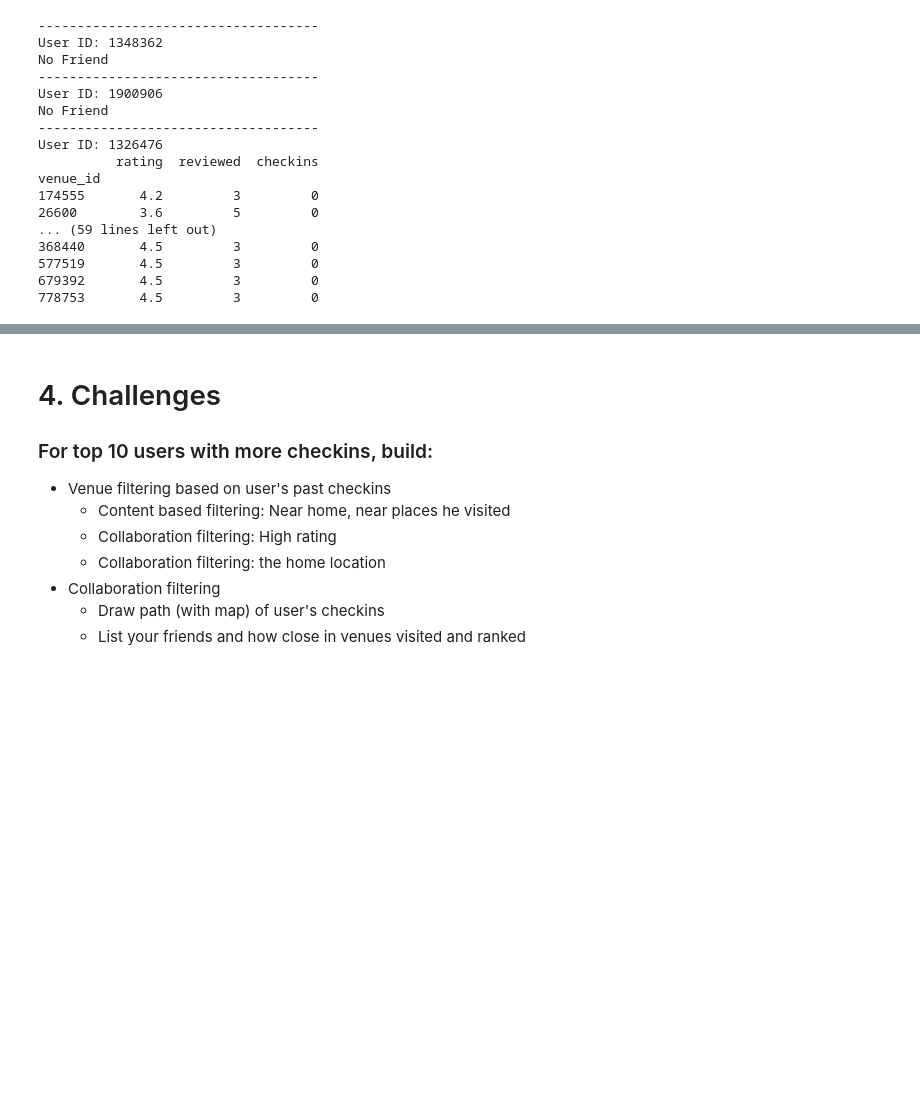
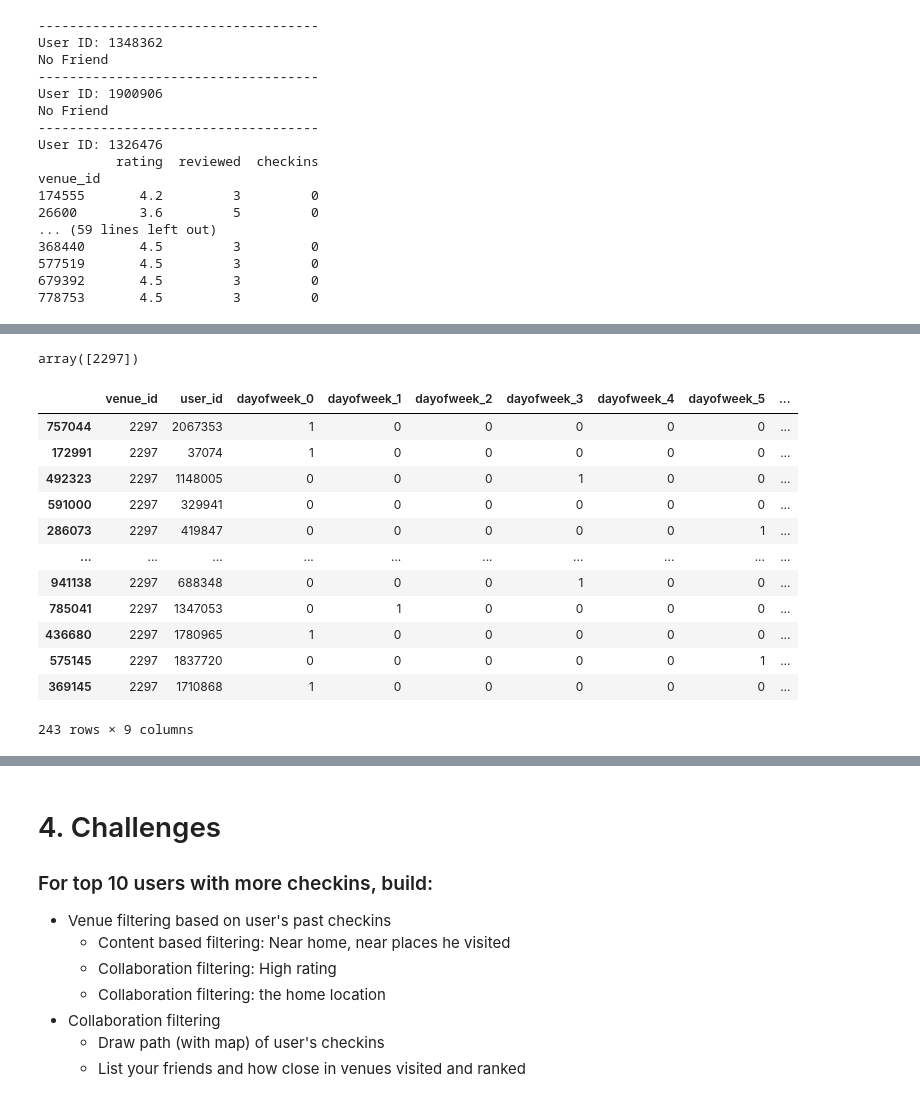
Before and after one commit to stefanauwyang/ml-engineer, a Jupyter notebook: ML-Engineer-Notebook.ipynb, the cells around one changed output, grey strips where cells are left out. Drawn from its saved outputs; the diff is of its cells as text; code cells hidden in the pictures; blank space fills up the shorter version.

```diff
--- a/ML-Engineer-Notebook.ipynb
+++ b/ML-Engineer-Notebook.ipynb
@@ -464,0 +503,2 @@ venue_id
+# %%
+train_data = data.sample(10000)
@@ -464,0 +571,20 @@ venue_id
+# %%
+dtree_predictions
+# %% [output]
+array([2297])
+# %%
+train_data[train_data['venue_id']==2297]
+# %% [output]
+|  | venue_id | user_id | dayofweek_0 | dayofweek_1 | dayofweek_2 | dayofweek_3 | dayofweek_4 | dayofweek_5 | ... |
+| 757044 | 2297 | 2067353 | 1 | 0 | 0 | 0 | 0 | 0 | ... |
+| 172991 | 2297 | 37074 | 1 | 0 | 0 | 0 | 0 | 0 | ... |
+| 492323 | 2297 | 1148005 | 0 | 0 | 0 | 1 | 0 | 0 | ... |
+| 591000 | 2297 | 329941 | 0 | 0 | 0 | 0 | 0 | 0 | ... |
+| 286073 | 2297 | 419847 | 0 | 0 | 0 | 0 | 0 | 1 | ... |
+| ... | ... | ... | ... | ... | ... | ... | ... | ... | ... |
+| 941138 | 2297 | 688348 | 0 | 0 | 0 | 1 | 0 | 0 | ... |
+| 785041 | 2297 | 1347053 | 0 | 1 | 0 | 0 | 0 | 0 | ... |
+| 436680 | 2297 | 1780965 | 1 | 0 | 0 | 0 | 0 | 0 | ... |
+| 575145 | 2297 | 1837720 | 0 | 0 | 0 | 0 | 0 | 1 | ... |
+| 369145 | 2297 | 1710868 | 1 | 0 | 0 | 0 | 0 | 0 | ... |
+243 rows × 9 columns
```
Also changed, not shown: parts of 50 cells of this notebook.
